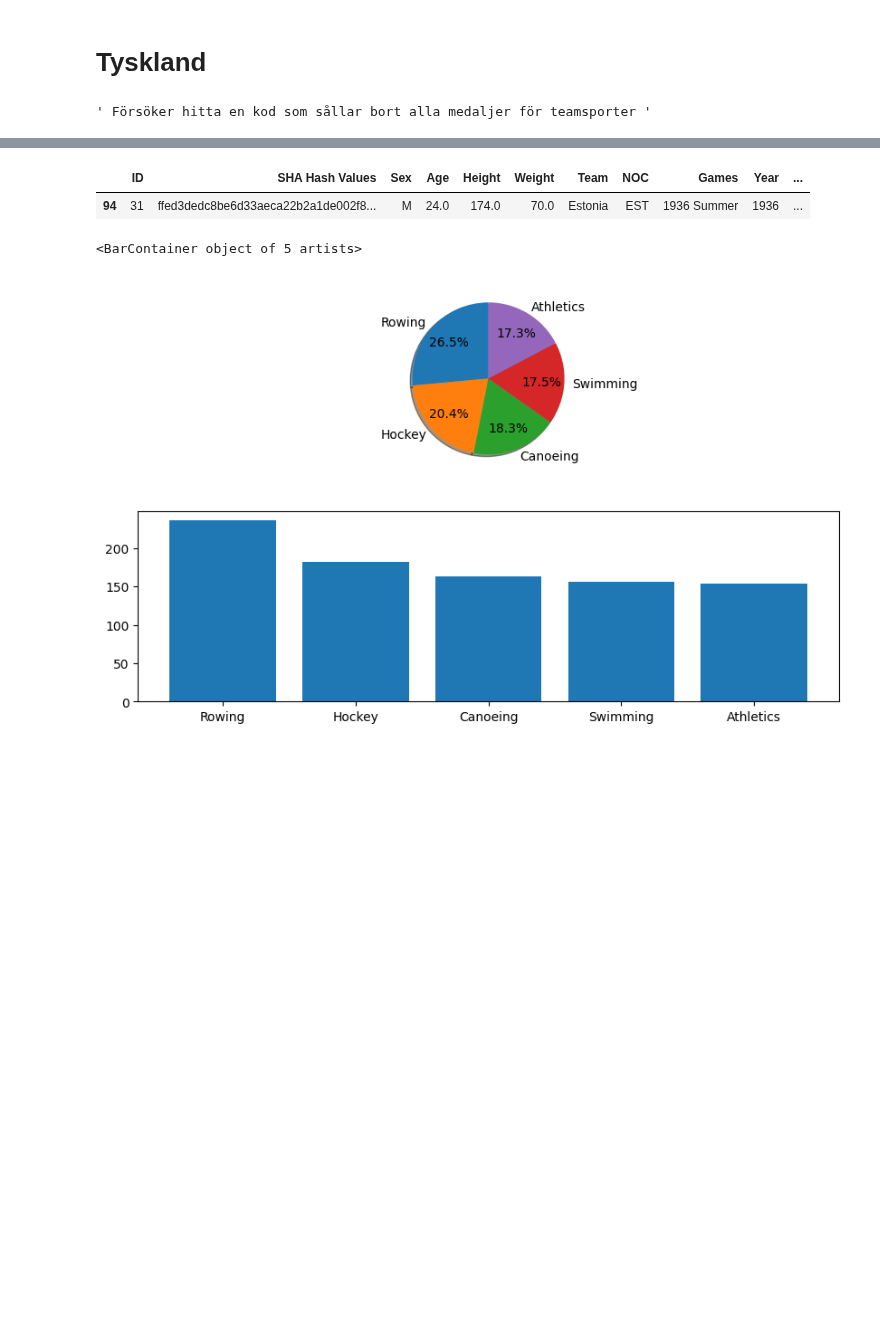
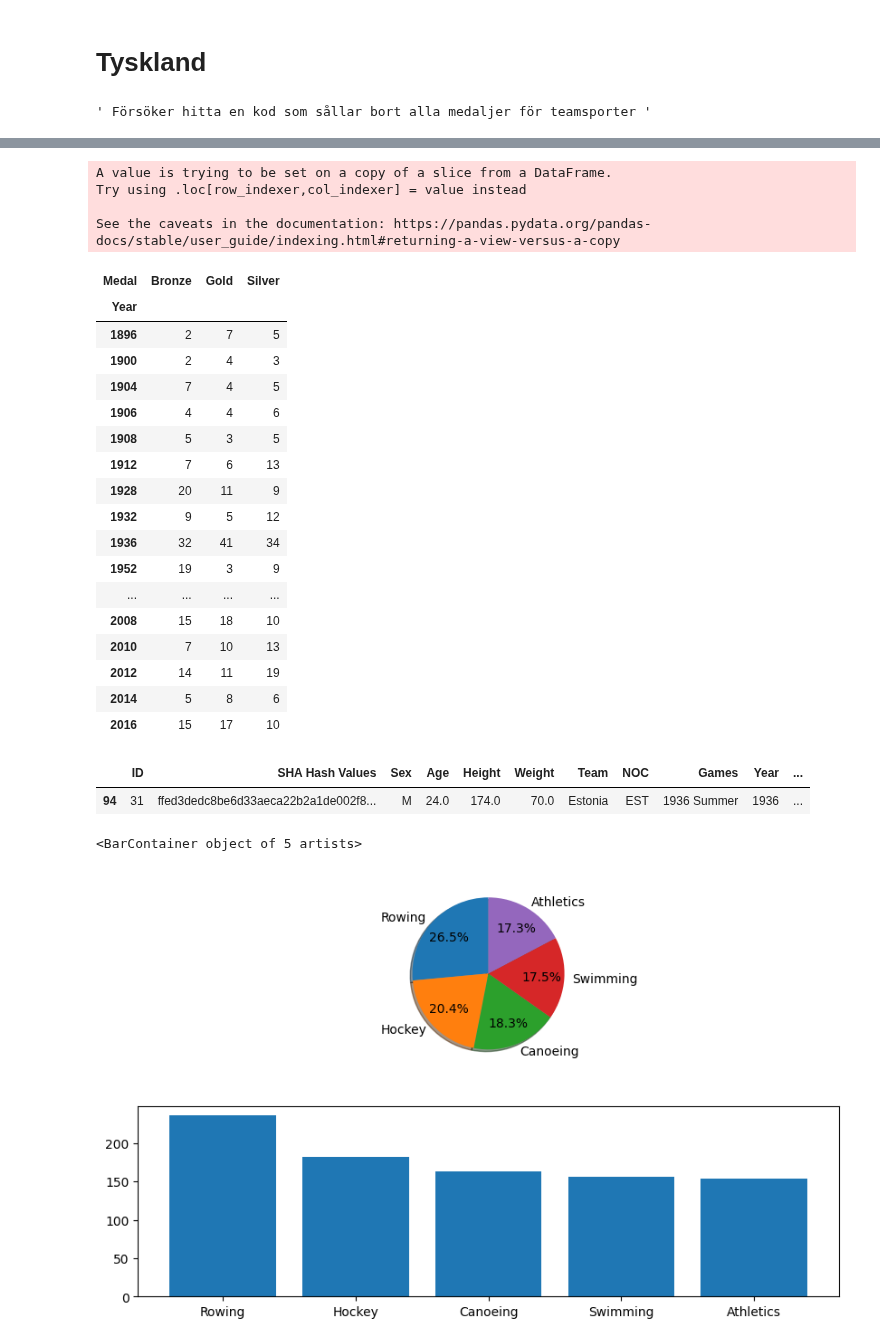
Before and after one commit to n00rp/Project_Olympic, a Jupyter notebook: Individuella filer/individuell_fil_EcE.ipynb, the cells around one changed output, grey strips where cells are left out. Drawn from its saved outputs; the diff is of its cells as text; code cells hidden in the pictures; blank space fills up the shorter version.

```diff
--- a/Individuella filer/individuell_fil_EcE.ipynb
+++ b/Individuella filer/individuell_fil_EcE.ipynb
@@ -65,3 +47,48 @@ citys
+# %%
+ny_team_variabel["Medaltot"] = 1
+
+df_grouped = ny_team_variabel.groupby(['Year', 'Medal']).sum().reset_index()
+
+# Omstrukturera data för att skapa en kolumn per medaljtyp
+df_pivot = df_grouped.pivot(index='Year', columns='Medal', values='Medaltot')
+df_pivot_g = df_pivot["Gold"]
+df_pivot_s = df_pivot["Silver"]
+df_pivot_b = df_pivot["Bronze"]
+# ger_df = df[df["NOC"] == "GER"]
+
+# Skapa linjediagram
+fig = px.line(df_pivot_g, title="Medaljer per År",  color_discrete_sequence=color1, labels={'value': 'Antal Medaljer'})
+fig.show()
+
+# fig = px.line(ny_team_variabel, x="Year", y="Medaltot", color="Medal", color_discrete_sequence=color1, width=500, height=500)
+# fig.update_layout(title="Tyska Nationella Medaljer", xaxis_title="År", yaxis_title="Antal")
+# fig.show()
+# %% [output]
+A value is trying to be set on a copy of a slice from a DataFrame.
+Try using .loc[row_indexer,col_indexer] = value instead
+
+See the caveats in the documentation: https://pandas.pydata.org/pandas-docs/stable/user_guide/indexing.html#returning-a-view-versus-a-copy
+# %%
+df_pivot
+# %% [output]
+| Medal | Bronze | Gold | Silver |
+| Year |  |  |  |
+| 1896 | 2 | 7 | 5 |
+| 1900 | 2 | 4 | 3 |
+| 1904 | 7 | 4 | 5 |
+| 1906 | 4 | 4 | 6 |
+| 1908 | 5 | 3 | 5 |
+| 1912 | 7 | 6 | 13 |
+| 1928 | 20 | 11 | 9 |
+| 1932 | 9 | 5 | 12 |
+| 1936 | 32 | 41 | 34 |
+| 1952 | 19 | 3 | 9 |
+| ... | ... | ... | ... |
+| 2008 | 15 | 18 | 10 |
+| 2010 | 7 | 10 | 13 |
+| 2012 | 14 | 11 | 19 |
+| 2014 | 5 | 8 | 6 |
+| 2016 | 15 | 17 | 10 |
 # %%
 citys = df["City"].isin(["Berlin", "Munchen", "GarmischPartenkirchen"])
 citys = df[citys].drop_duplicates(subset=["Games"])
```
Also changed, not shown: parts of 2 cells of this notebook, 1 other file.
